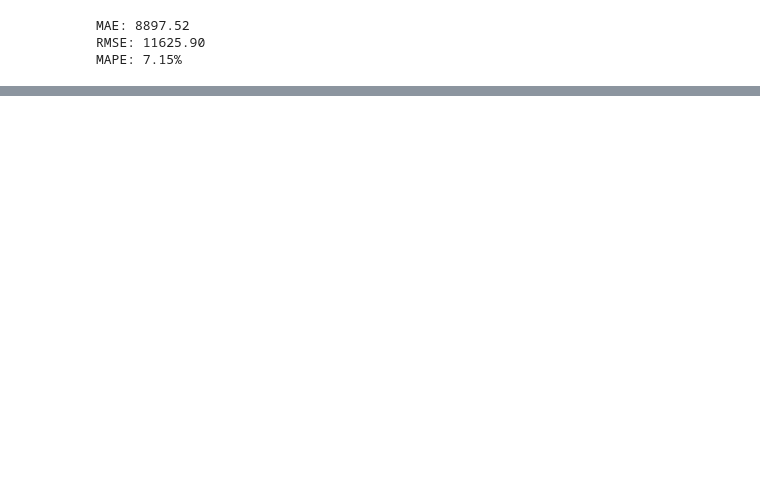
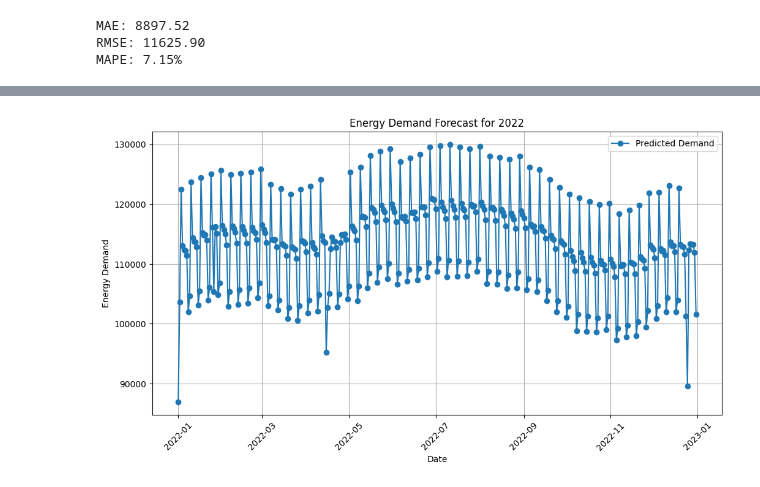
Before and after one commit to amalsalilan/Electricity_Demand-and_Price_ForecastingInfosys_Internship_Oct2025, a Jupyter notebook: Prophet .ipynb, the cells around one changed output, grey strips where cells are left out. Cells and saved outputs as stored; diff of their text form; code cells hidden in the pictures; blank space fills up the shorter version.

```diff
--- a/Prophet .ipynb
+++ b/Prophet .ipynb
@@ -149,3 +149,13 @@ print(f"MAPE: {mape:.2f}%")
 MAE: 8897.52
 RMSE: 11625.90
 MAPE: 7.15%
+# %%
+# Extend forecast for 1 year (365 days)
+future = model.make_future_dataframe(periods=5200)
+
+# Fill future dataframe with last known feature values
+for feature in features:
+    future[feature] = df[feature].iloc[-1]  # Use last available feature values
+
+# Make predictions
+forecast = model.predict(future)
@@ -151,0 +173,22 @@ MAPE: 7.15%
+# %%
+forecast_2022 = forecast[(forecast["ds"] >= "2022-01-01") & (forecast["ds"] <= "2022-12-31")]
+# %%
+plt.figure(figsize=(12, 6))
+
+# Plot actual demand
+df_2022 = df[(df["ds"] >= "2022-01-01") & (df["ds"] <= "2022-12-31")]
+if not df_2022.empty:
+    plt.plot(df_2022["ds"], df_2022["y"], label="Actual Demand", marker="o", linestyle="-")
+
+# Plot predicted demand
+plt.plot(forecast_2022["ds"], forecast_2022["yhat"], label="Predicted Demand", marker="o", linestyle="-")
+
+plt.xlabel("Date")
+plt.ylabel("Energy Demand")
+plt.title("Energy Demand Forecast for 2022")
+plt.legend()
+plt.xticks(rotation=45)
+plt.grid(True)
+plt.show()
+# %% [output]
+[figure, added]
```
Also changed, not shown: parts of 7 cells of this notebook.
